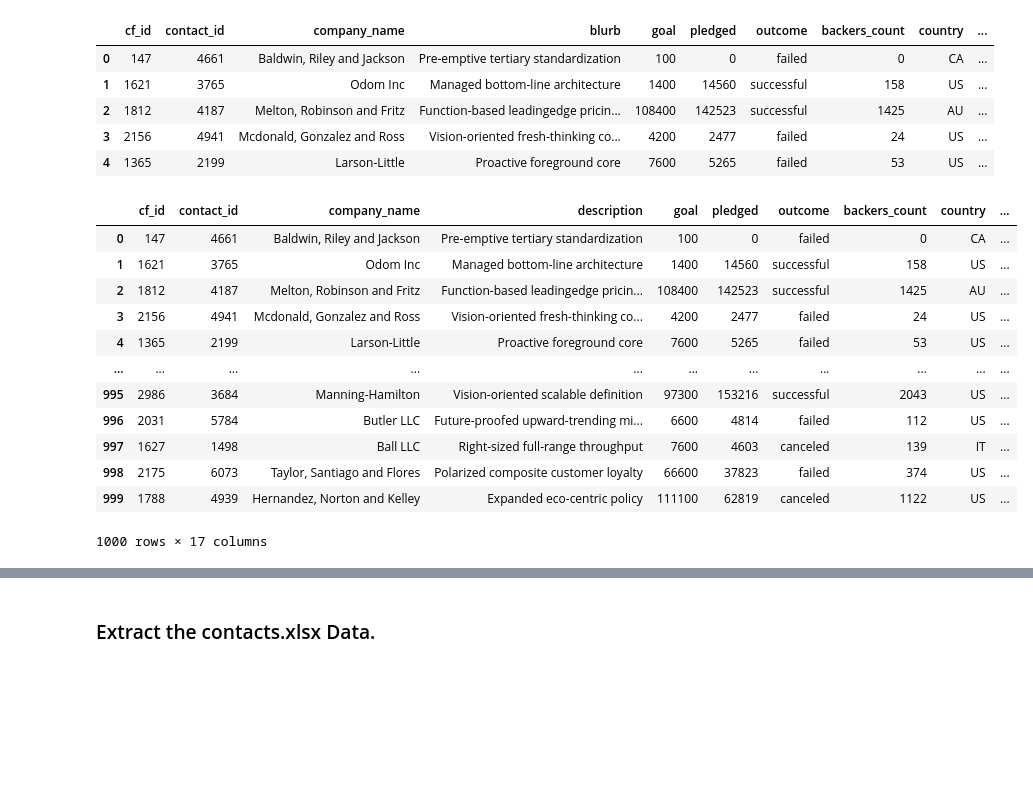
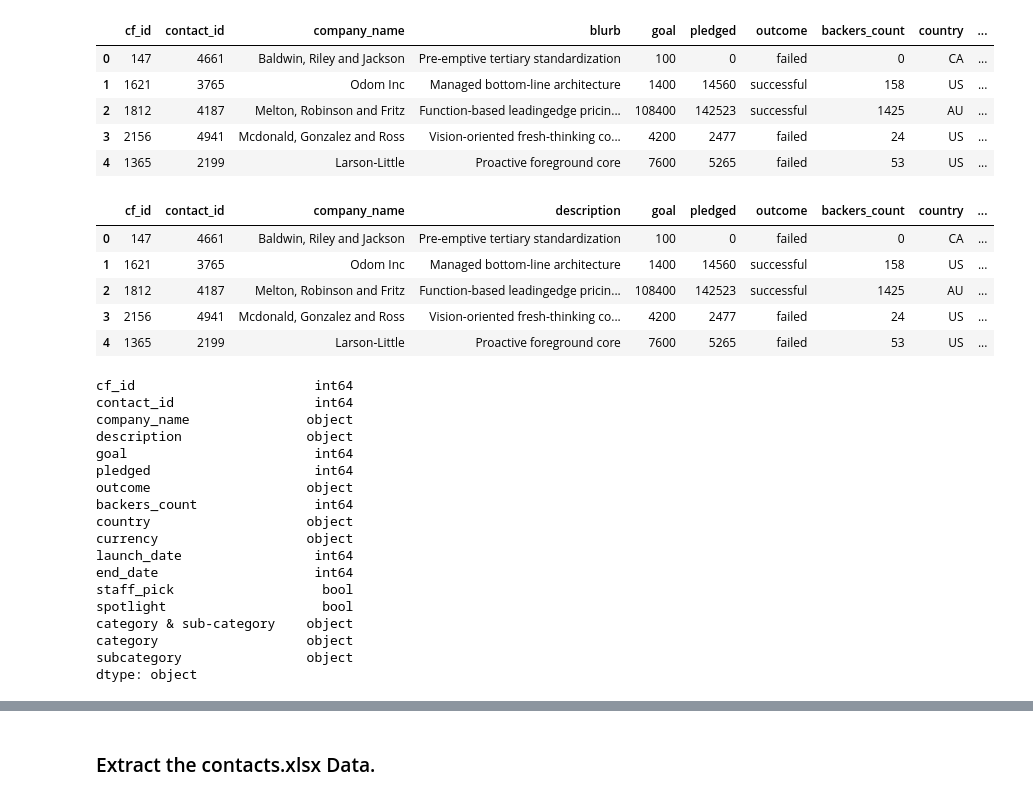
Before and after one commit to Nolan-Tonthat/Crowdfunding_ETL, a Jupyter notebook: ETL_Mini_Project_KQuintana_NTonthat.ipynb, the cells around one changed output, grey strips where cells are left out. Saved outputs shown, nothing was run; the diff lists cells and outputs as text; code cells hidden in the pictures; blank space fills up the shorter version.

```diff
--- a/ETL_Mini_Project_KQuintana_NTonthat.ipynb
+++ b/ETL_Mini_Project_KQuintana_NTonthat.ipynb
@@ -210,21 +209,36 @@ campaign_df.head()
 | 4 | 1365 | 2199 | Larson-Little | Proactive foreground core | 7600 | 5265 | failed | 53 | US | ... |
 # %%
 # Rename the blurb, launched_at, and deadline columns.
-campaign_df = campaign_df.rename(columns={"blurb": "description", "launched_at": "launched_date", "deadline": "end_date"})
-campaign_df
+campaign_df.rename(columns = {'blurb':'description', 'launched_at':'launch_date', 'deadline':'end_date'}, inplace=True)
+campaign_df.head()
 # %% [output]
 |  | cf_id | contact_id | company_name | description | goal | pledged | outcome | backers_count | country | ... |
 | 0 | 147 | 4661 | Baldwin, Riley and Jackson | Pre-emptive tertiary standardization | 100 | 0 | failed | 0 | CA | ... |
 | 1 | 1621 | 3765 | Odom Inc | Managed bottom-line architecture | 1400 | 14560 | successful | 158 | US | ... |
 | 2 | 1812 | 4187 | Melton, Robinson and Fritz | Function-based leadingedge pricin... | 108400 | 142523 | successful | 1425 | AU | ... |
 | 3 | 2156 | 4941 | Mcdonald, Gonzalez and Ross | Vision-oriented fresh-thinking co... | 4200 | 2477 | failed | 24 | US | ... |
 | 4 | 1365 | 2199 | Larson-Little | Proactive foreground core | 7600 | 5265 | failed | 53 | US | ... |
-| ... | ... | ... | ... | ... | ... | ... | ... | ... | ... | ... |
-| 995 | 2986 | 3684 | Manning-Hamilton | Vision-oriented scalable definition | 97300 | 153216 | successful | 2043 | US | ... |
-| 996 | 2031 | 5784 | Butler LLC | Future-proofed upward-trending mi... | 6600 | 4814 | failed | 112 | US | ... |
-| 997 | 1627 | 1498 | Ball LLC | Right-sized full-range throughput | 7600 | 4603 | canceled | 139 | IT | ... |
-| 998 | 2175 | 6073 | Taylor, Santiago and Flores | Polarized composite customer loyalty | 66600 | 37823 | failed | 374 | US | ... |
-| 999 | 1788 | 4939 | Hernandez, Norton and Kelley | Expanded eco-centric policy | 111100 | 62819 | canceled | 1122 | US | ... |
-1000 rows × 17 columns
+# %%
+# Convert the goal and pledged columns to a `float` data type.
+campaign_df.dtypes
+# %% [output]
+cf_id                       int64
+contact_id                  int64
+company_name               object
+description                object
+goal                        int64
+pledged                     int64
+outcome                    object
+backers_count               int64
+country                    object
+currency                   object
+launch_date                 int64
+end_date                    int64
+staff_pick                   bool
+spotlight                    bool
+category & sub-category    object
+category                   object
+subcategory                object
+dtype: object
 # %%
 # Convert the goal and pledged columns to a `float` data type.
```
Also changed, not shown: parts of 11 cells of this notebook.
